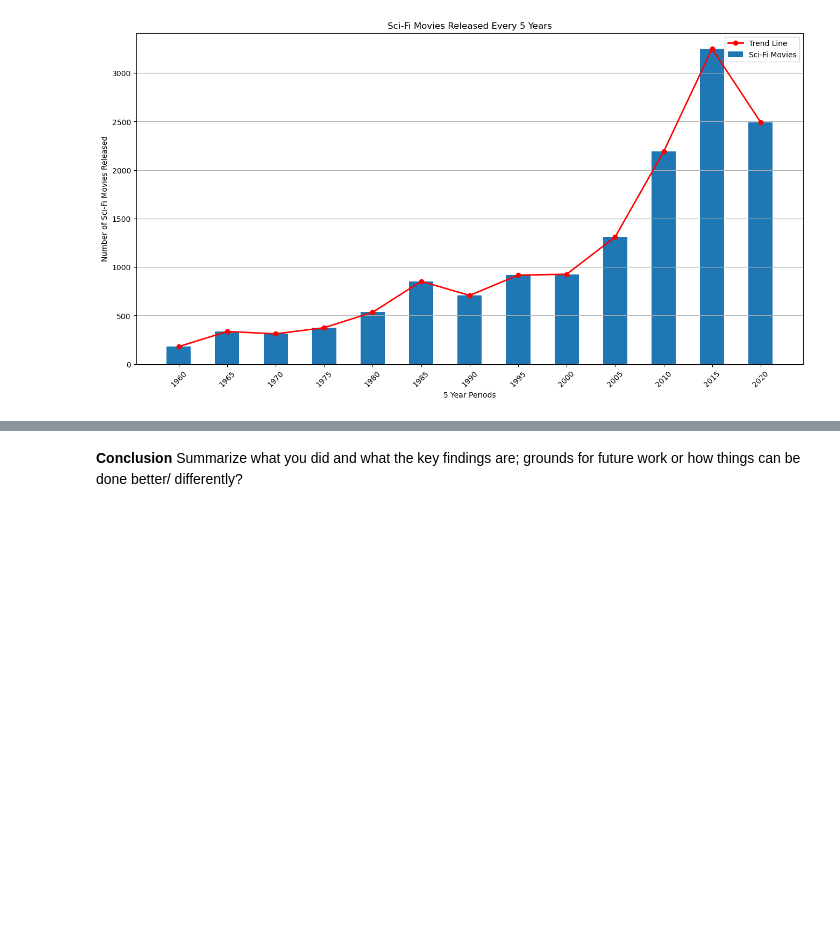
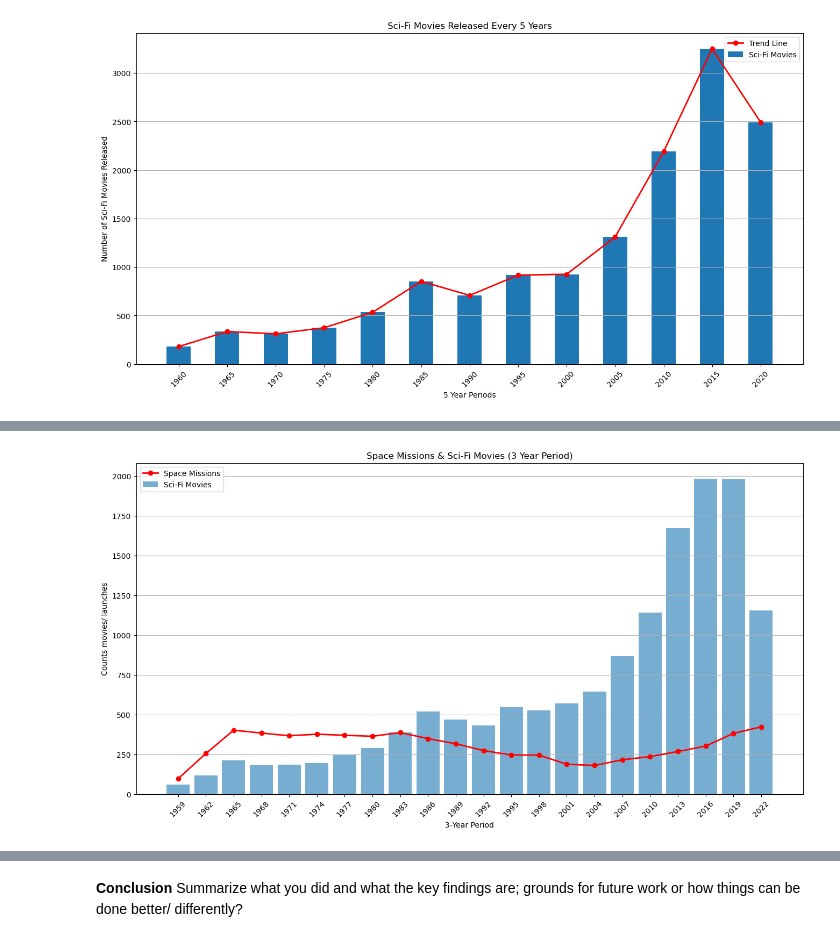
Before and after one commit to kalmlaz/Data-Science-Project, a Jupyter notebook: Data Science Project - Do space missions impact SciFi movies.ipynb, the cells around one changed output, grey strips where cells are left out. Drawn from its saved outputs; the diff is of its cells as text; code cells hidden in the pictures; blank space fills up the shorter version.

Commit message:
Update Data Science Project - Do space missions impact SciFi movies.ipynb
updated my project

```diff
--- a/Data Science Project - Do space missions impact SciFi movies.ipynb
+++ b/Data Science Project - Do space missions impact SciFi movies.ipynb
@@ -298,0 +298,37 @@ plt.show()
+# %%
+#Converting to datetime
+space_missions["date"] = pd.to_datetime(space_missions["date"])
+
+#Creates a three year period column to group and filter by
+space_missions["three_year"] = (space_missions["date"].dt.year // 3) * 3
+
+#Counts the missions per 3 years
+missions_3yr = space_missions.groupby("three_year").size()
+
+#Create a 3‑year period column for movies
+movies["three_year"] = (movies["release_date"].dt.year // 3) * 3
+
+# Filters scifi movies and groups the,
+sci_fi = movies[movies["genres"].str.contains("Science Fiction")]
+sci_fi_counts = sci_fi.groupby("three_year").size()
+
+#Creating the figure
+plt.figure(figsize=(16,8))
+
+#Visualizing SciFi movies as bars and the missions as a linechart
+plt.bar(sci_fi_counts.index, sci_fi_counts.values, width=2.5, label="Sci‑Fi Movies", alpha=0.6)
+plt.plot(missions_3yr.index, missions_3yr.values, color="red", marker="o", linewidth=2, label="Space Missions")
+
+#Populating the visuals
+plt.title("Space Missions & Sci‑Fi Movies (3 Year Period)")
+plt.xlabel("3‑Year Period")
+plt.ylabel("Counts movies/ launches")
+
+plt.xticks(sorted(set(list(missions_3yr.index) + list(sci_fi_counts.index))), rotation=45)
+plt.grid(axis="y")
+plt.legend()
+
+#Visualizing the graph
+plt.show()
+# %% [output]
+[figure, added]
```
Also changed, not shown: parts of 6 cells of this notebook.
